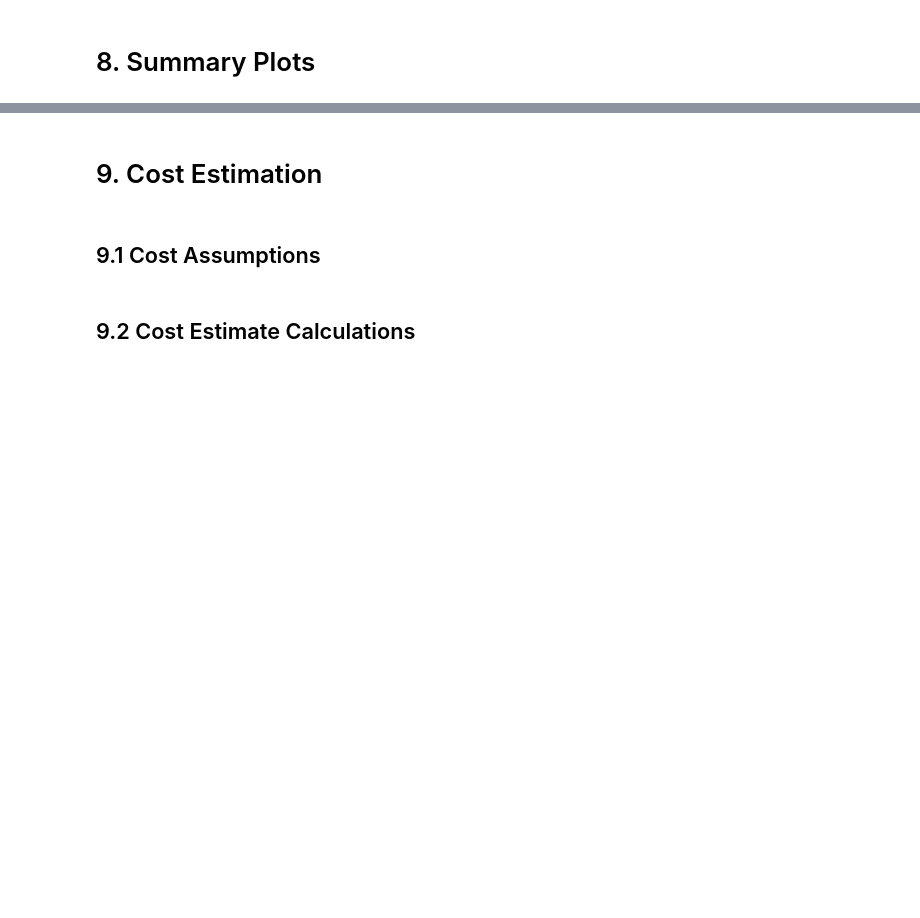
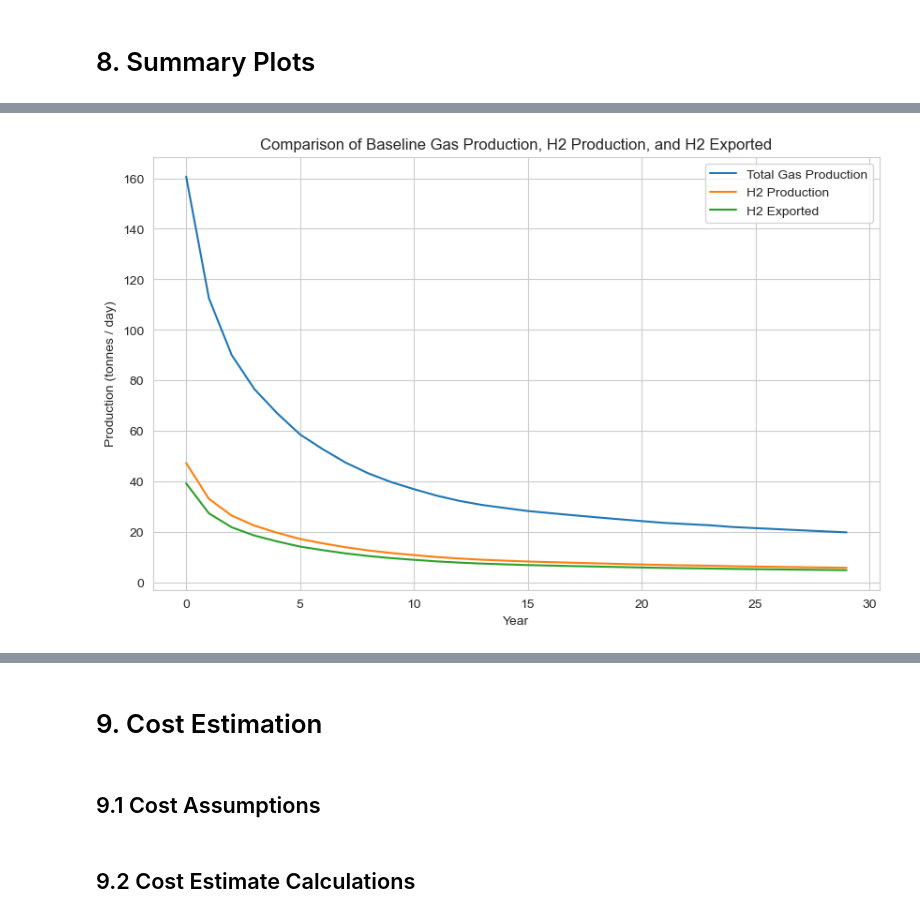
Before and after one commit to tblackfd/Geologic-Hydrogen-LCA-TEA, a Jupyter notebook: BrandtModelReplication_v0_3_RESULTS_REPLICATION.ipynb, the cells around one changed output, grey strips where cells are left out. Cells and saved outputs as stored; diff of their text form; code cells hidden in the pictures; blank space fills up the shorter version.

```diff
--- a/BrandtModelReplication_v0_3_RESULTS_REPLICATION.ipynb
+++ b/BrandtModelReplication_v0_3_RESULTS_REPLICATION.ipynb
@@ -6309,31 +6891,33 @@ production_profile_df.head()
 # %%
 
 def plot_gas_production(case):
     #Convert baseline gas production from MMSCF/day to tonnes/day
     MMSCF_to_tonnes = 0.178107606679035 #tonnes/MMSCF. Conversion factor from MMSCF to tonnes.
 
     total_gas_mass_flow_upstream_separator[case]= calculate_development_drilling_emissions(case)['total_gas_mass_flow_upstream_separator']
     H2_after_separator = calculate_total_production_vent_emissions(case)['H2_after_separator']
-    daily_field_H2_exported = calculate_exploration_emissions(case)['daily_field_H2_exported']
+    daily_field_H2_exported = calculate_total_hydrogen_produced(case)['daily_field_H2_exported']
 
     #Give me a line plot of baseline gas production, H2 production, and H2 exported
     plt.figure(figsize=(10,6))
     plt.plot(total_gas_mass_flow_upstream_separator[case], label='Total Gas Production')
     plt.plot(H2_after_separator, label='H2 Production')
-    plt.plot(daily_field_H2_exported, label='H2 Exported')
+    plt.plot(daily_field_H2_downstream_PSA, label='H2 Exported')
     plt.xlabel('Year')
     plt.ylabel('Production (tonnes / day)')
     plt.title('Comparison of Baseline Gas Production, H2 Production, and H2 Exported')
     plt.legend()
     plt.grid(True)
     plt.show()
 
 # Example usage
 plot_gas_production('Baseline')
 
 # # #Plots for all cases:
 # for case in cases:
 #     plot_gas_production(case)
+# %% [output]
+[figure, added]
 # %%
 total_steel_emissions = (calculate_well_steel_mass('Baseline')['total_steel_mass_all_wells'] * steel_emissions_intensity)/1000 #kgCO2e. This is the total emissions associated with steel use in well construction.
 
```
Also changed, not shown: parts of 53 cells of this notebook, 1 other file.
